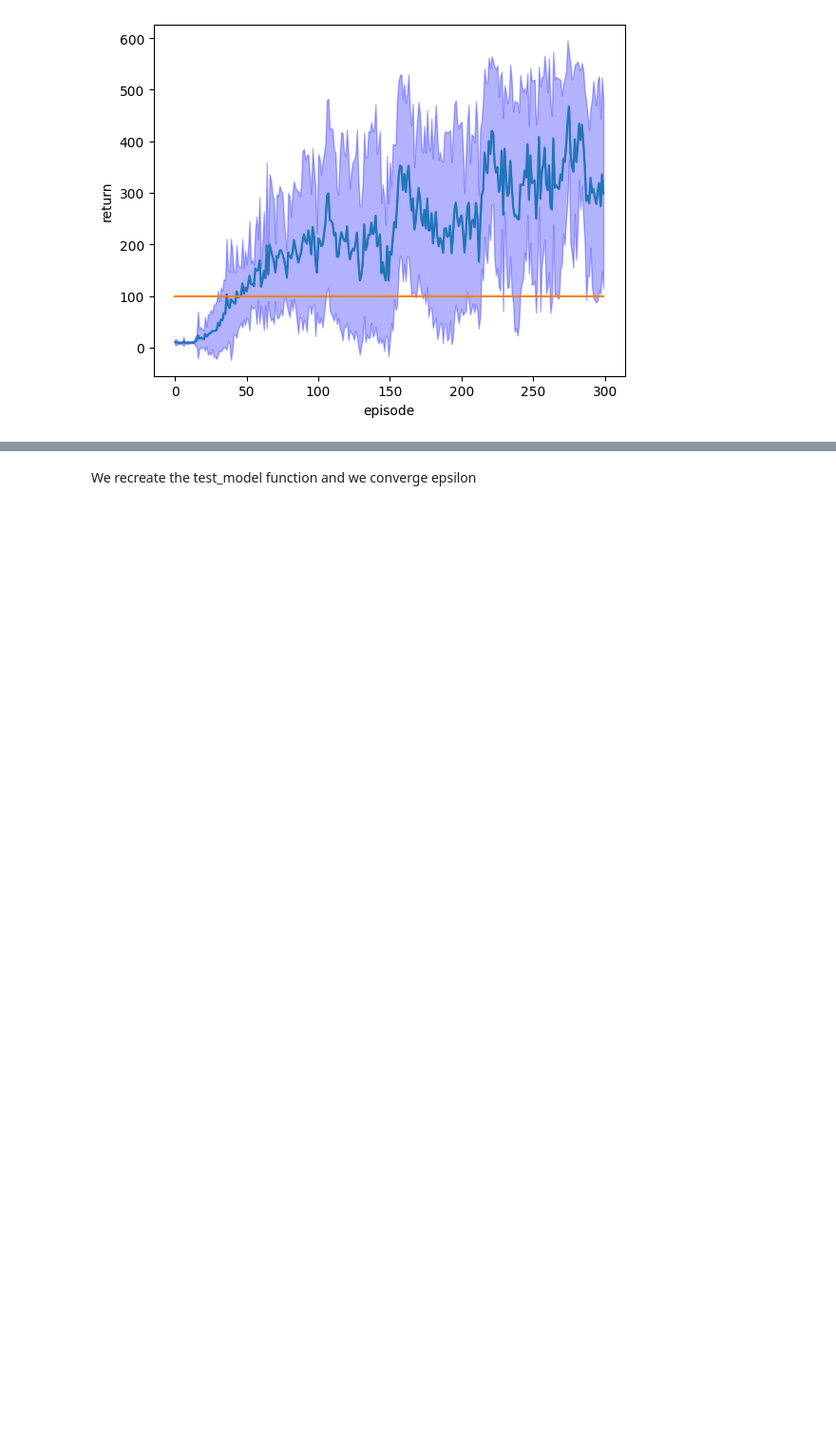
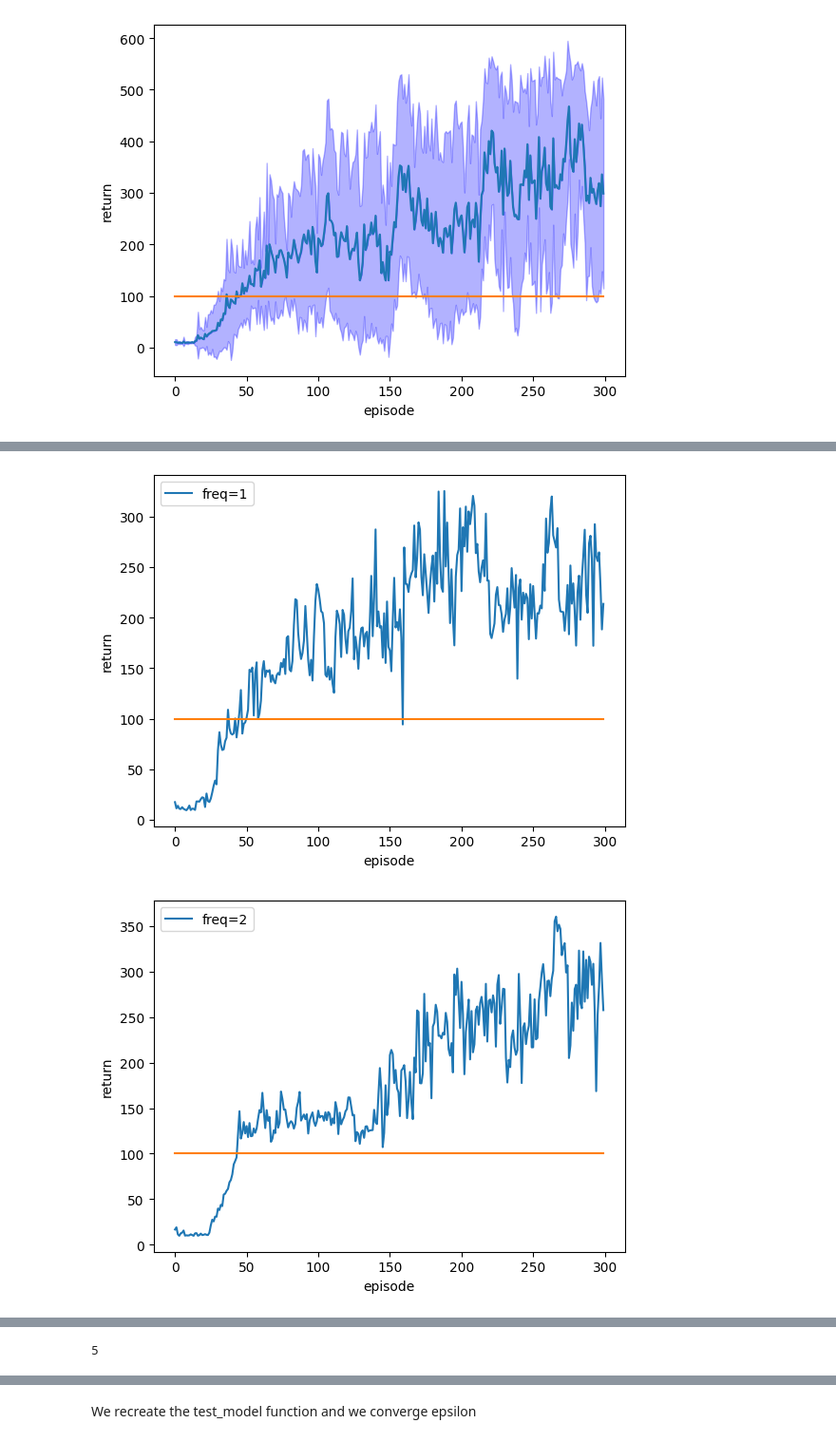
Before and after one commit to mitsides06/DQN-Hyperparameter-Tuning, a Jupyter notebook: coursework2.ipynb, the cells around one changed output, grey strips where cells are left out. Shown at 95% size. Drawn from its saved outputs; the diff is of its cells as text; code cells hidden in the pictures; blank space fills up the shorter version.

```diff
--- a/coursework2.ipynb
+++ b/coursework2.ipynb
@@ -395,0 +774,6 @@ plt.show()
+# %%
+update_frequencies = [1, 2, 5, 10]
+
+update_frequencies_results = []
+for idx, freq in enumerate(update_frequencies):
+    update_frequencies_results.append(test_model(episodes_num=300, runs_num=10, architecture=best_architecture, learning_rate=0.01, memory_size=10000, batch_size=100, epsilon=1.09, update_net_freq=freq))
@@ -395,0 +799,27 @@ plt.show()
+# %%
+legends = []
+min_val = float("inf")
+best_freq = None
+for idx, freq in enumerate(update_frequencies_results):
+    results = torch.tensor(freq)
+    means = results.float().mean(0)
+    stds = results.float().std(0)
+    if torch.mean(stds[150:]) < min_val:
+        min_val = torch.mean(stds[150:])
+        best_freq = update_frequencies[idx]
+    legend = f"freq={update_frequencies[idx]}"
+    legends.append(legend)
+
+    constant = [100] * 300
+    plt.plot(torch.arange(300), means)
+    plt.plot(torch.arange(300), constant)
+
+    plt.legend(legends)
+    plt.ylabel("return")
+    plt.xlabel("episode")
+    plt.show()
+    legends=[]
+best_freq
+# %% [output]
+[figure, added]
+[figure, added]
@@ -395,0 +828 @@ plt.show()
+5
```
Also changed, not shown: parts of 24 cells of this notebook, 3 other files.
